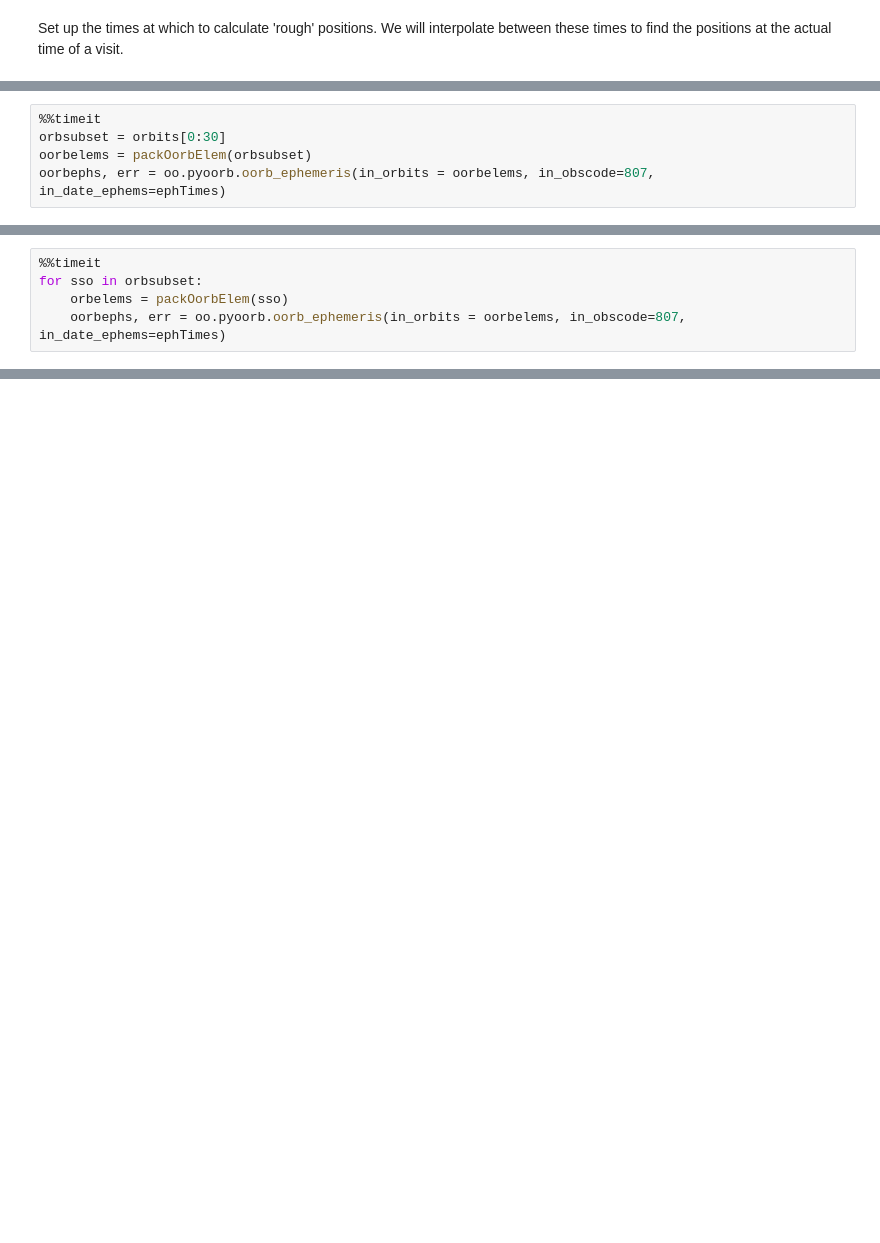
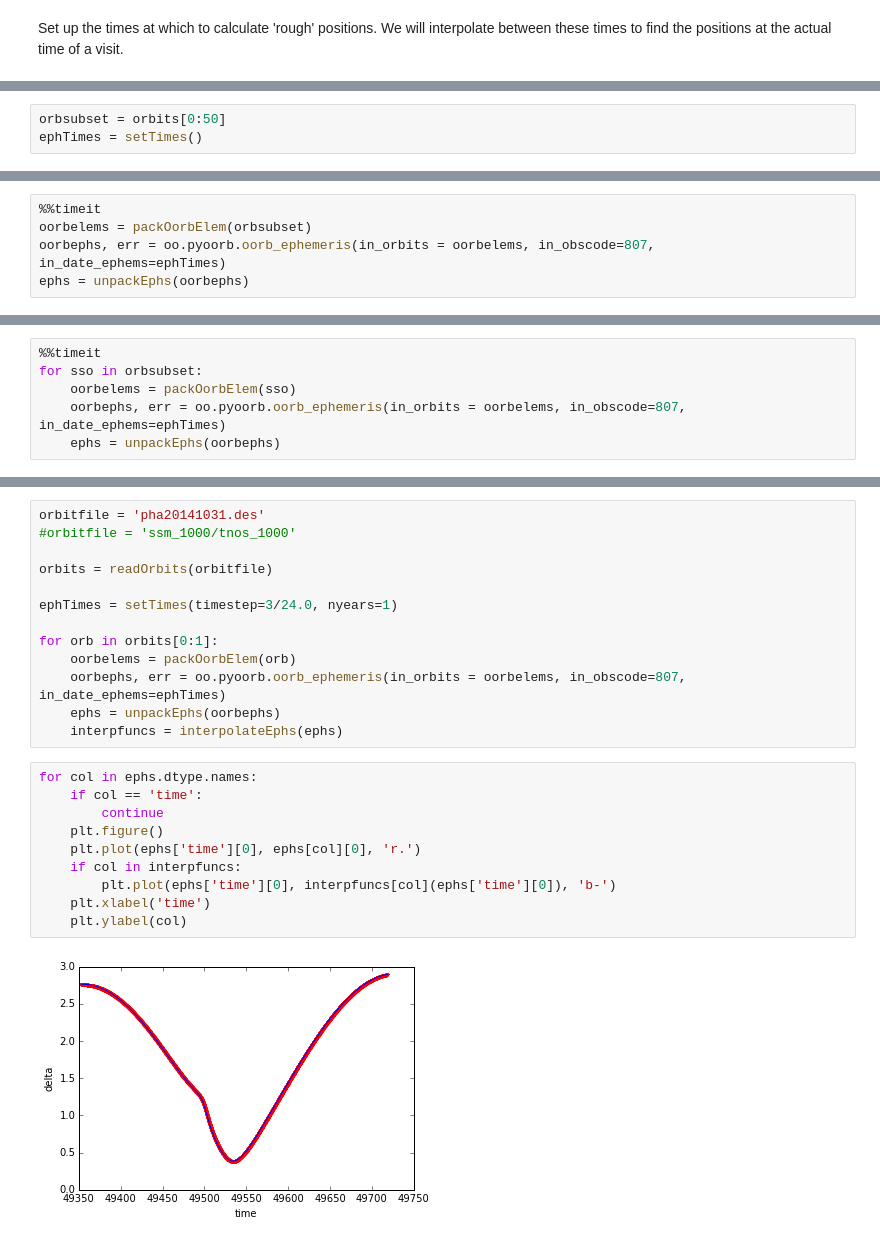
Before and after one commit to rhiannonlynne/MafSSO, a Jupyter notebook: Ephemeris Generation.ipynb, the cells around one changed output, grey strips where cells are left out. Drawn from its saved outputs; the diff is of its cells as text; blank space fills up the shorter version.

```diff
--- a/Ephemeris Generation.ipynb
+++ b/Ephemeris Generation.ipynb
@@ -134,0 +227,3 @@ def unpackEphs(oorbephem):
+# %%
+orbsubset = orbits[0:50]
+ephTimes = setTimes()
@@ -135,6 +234,6 @@ def unpackEphs(oorbephem):
 # %%
 %%timeit
-orbsubset = orbits[0:30]
 oorbelems = packOorbElem(orbsubset)
 oorbephs, err = oo.pyoorb.oorb_ephemeris(in_orbits = oorbelems, in_obscode=807, in_date_ephems=ephTimes)
+ephs = unpackEphs(oorbephs)
 # %% [output]
@@ -142,6 +241,7 @@ oorbephs, err = oo.pyoorb.oorb_ephemeris(in_orbits = oorbelems, in_obscode=807,
 # %%
 %%timeit
 for sso in orbsubset:
-    orbelems = packOorbElem(sso)
+    oorbelems = packOorbElem(sso)
     oorbephs, err = oo.pyoorb.oorb_ephemeris(in_orbits = oorbelems, in_obscode=807, in_date_ephems=ephTimes)
+    ephs = unpackEphs(oorbephs)
 # %% [output]
@@ -148,0 +265,25 @@ for sso in orbsubset:
+# %%
+orbitfile = 'pha20141031.des'
+#orbitfile = 'ssm_1000/tnos_1000'
+
+orbits = readOrbits(orbitfile)
+
+ephTimes = setTimes(timestep=3/24.0, nyears=1)
+
+for orb in orbits[0:1]:
+    oorbelems = packOorbElem(orb)
+    oorbephs, err = oo.pyoorb.oorb_ephemeris(in_orbits = oorbelems, in_obscode=807, in_date_ephems=ephTimes)
+    ephs = unpackEphs(oorbephs)
+    interpfuncs = interpolateEphs(ephs)
+# %%
+for col in ephs.dtype.names:
+    if col == 'time':
+        continue
+    plt.figure()
+    plt.plot(ephs['time'][0], ephs[col][0], 'r.')
+    if col in interpfuncs:
+        plt.plot(ephs['time'][0], interpfuncs[col](ephs['time'][0]), 'b-')
+    plt.xlabel('time')
+    plt.ylabel(col)
+# %% [output]
+[figure, added]
```
Also changed, not shown: parts of 22 cells of this notebook.
